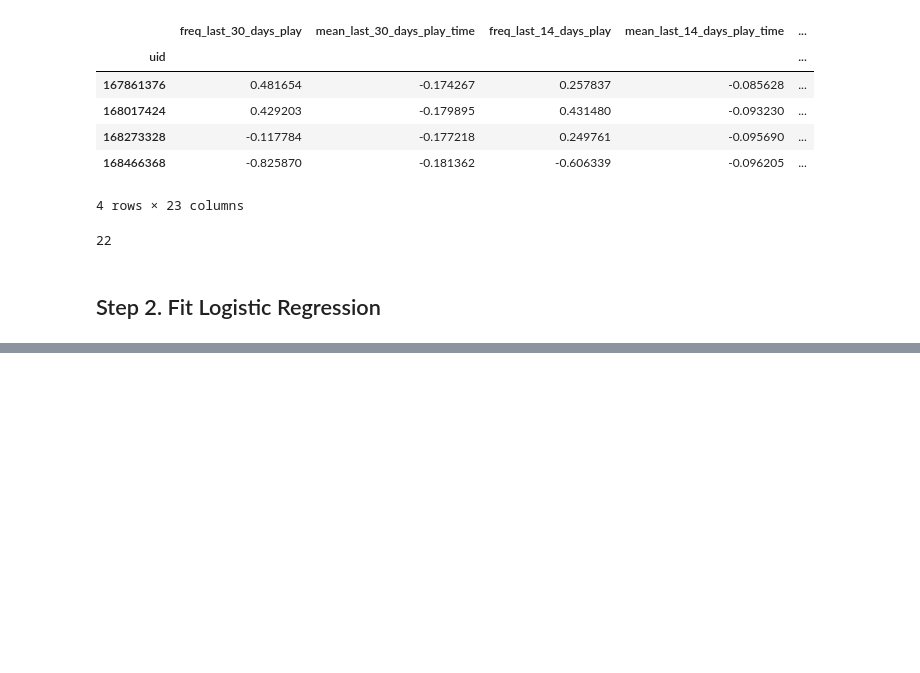
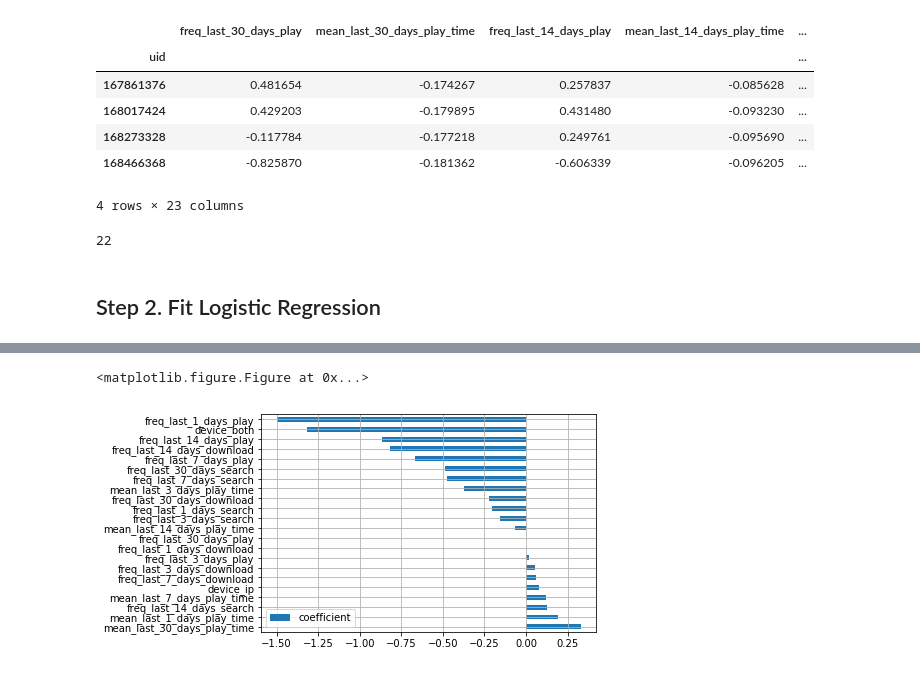
Before and after one commit to ZiweiDuan/MusicBox, a Jupyter notebook: Codes/7_Model Fitting.ipynb, the cells around one changed output, grey strips where cells are left out. Drawn from its saved outputs; the diff is of its cells as text; code cells hidden in the pictures; blank space fills up the shorter version.

```diff
--- a/Codes/7_Model Fitting.ipynb
+++ b/Codes/7_Model Fitting.ipynb
@@ -160,0 +230,5 @@ y_prob = model_LR.predict_proba(x_train)[:, 1]
+# %%
+df_coef = pd.DataFrame(list(zip(final_features, lr_coef.flatten())), columns={'features', 'coefficient'}) \
+            .sort_values(by=['coefficient'], ascending=False)
+
+df_coef
@@ -160,0 +253,11 @@ y_prob = model_LR.predict_proba(x_train)[:, 1]
+# %%
+plt.figure(figsize=(90, 50))
+ax = df_coef.plot.barh()
+
+plt.grid(True)
+ax.set_yticks(np.arange(df_coef.shape[0]))
+ax.set_yticklabels(df_coef['features'])
+plt.show()
+# %% [output]
+<matplotlib.figure.Figure at 0x...>
+[figure, added]
```
Also changed, not shown: parts of 16 cells of this notebook.
